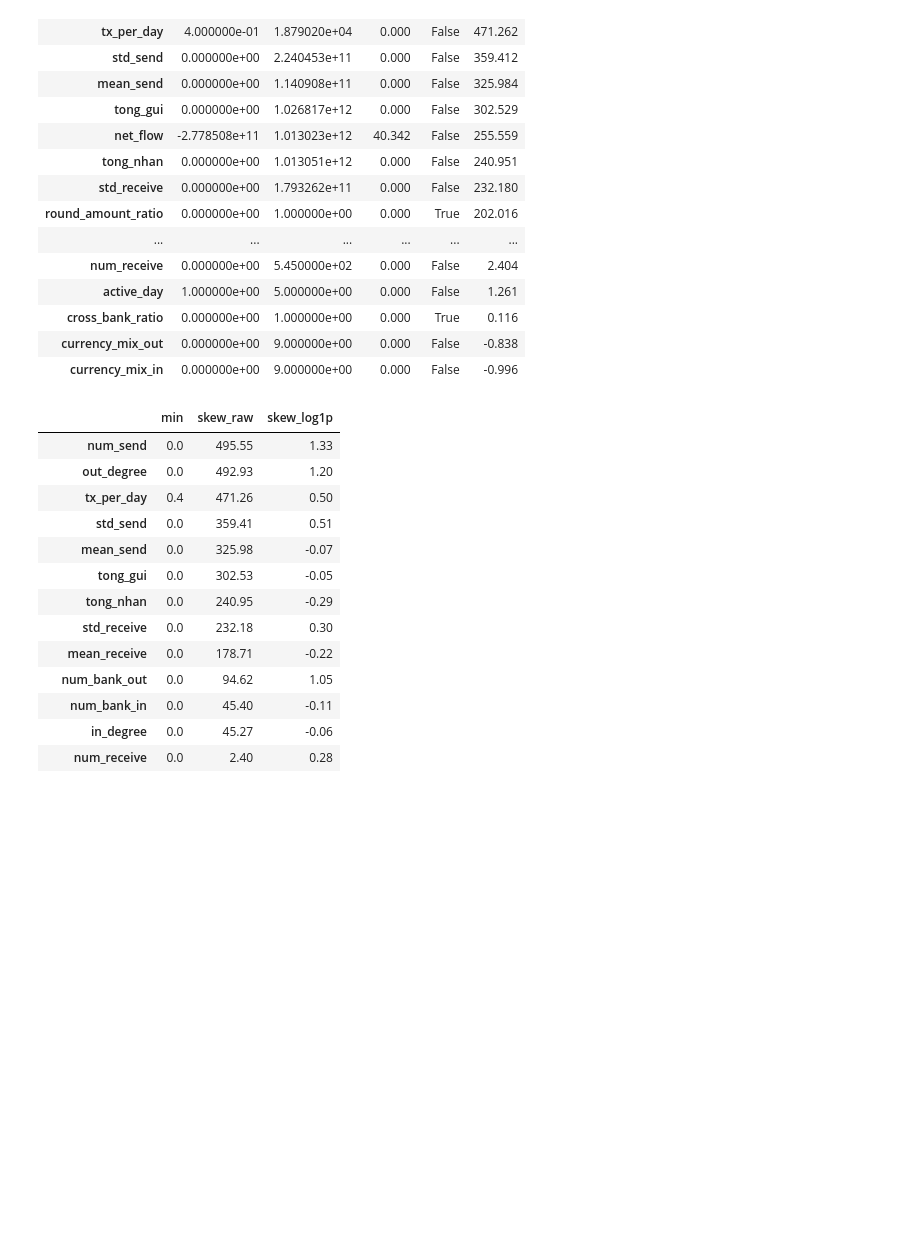
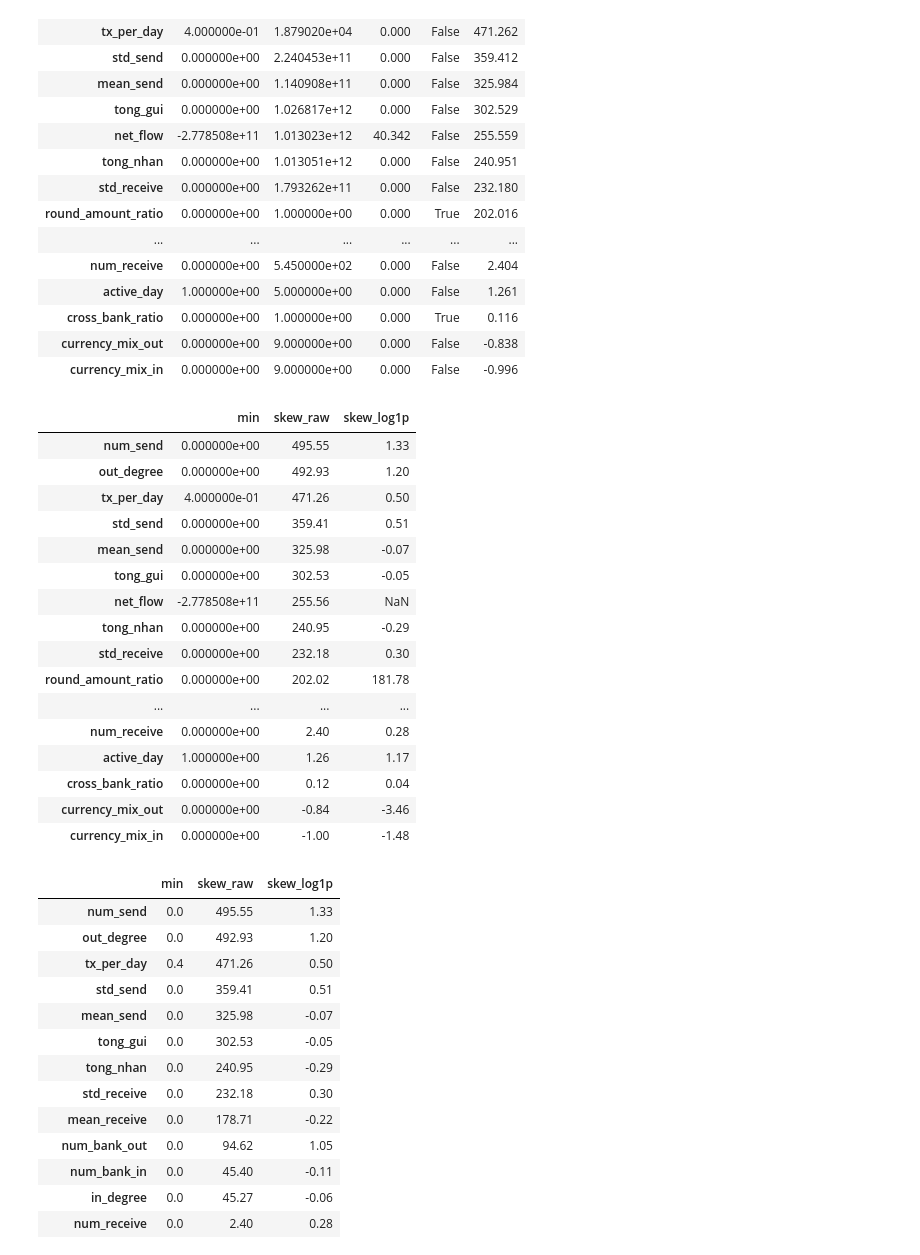
Before and after one commit to Tyler3743/fraud_detection, a Jupyter notebook: scaler.ipynb, the cells around one changed output. Cells and saved outputs as stored; diff of their text form; code cells hidden in the pictures; blank space fills up the shorter version.

```diff
--- a/scaler.ipynb
+++ b/scaler.ipynb
@@ -61,5 +64,31 @@ profile.sort_values("skew", ascending=False)
 | cross_bank_ratio | 0.000000e+00 | 1.000000e+00 | 0.000 | True | 0.116 |
 | currency_mix_out | 0.000000e+00 | 9.000000e+00 | 0.000 | False | -0.838 |
 | currency_mix_in | 0.000000e+00 | 9.000000e+00 | 0.000 | False | -0.996 |
+# %%
+report = pd.DataFrame({
+    "min":        feat.min(),
+    "skew_raw":   feat.skew(),
+    "skew_log1p": np.log1p(feat).skew(),
+}).sort_values("skew_raw", ascending=False)
+
+report.round(2)
+# %% [output]
+|  | min | skew_raw | skew_log1p |
+| num_send | 0.000000e+00 | 495.55 | 1.33 |
+| out_degree | 0.000000e+00 | 492.93 | 1.20 |
+| tx_per_day | 4.000000e-01 | 471.26 | 0.50 |
+| std_send | 0.000000e+00 | 359.41 | 0.51 |
+| mean_send | 0.000000e+00 | 325.98 | -0.07 |
+| tong_gui | 0.000000e+00 | 302.53 | -0.05 |
+| net_flow | -2.778508e+11 | 255.56 | NaN |
+| tong_nhan | 0.000000e+00 | 240.95 | -0.29 |
+| std_receive | 0.000000e+00 | 232.18 | 0.30 |
+| round_amount_ratio | 0.000000e+00 | 202.02 | 181.78 |
+| ... | ... | ... | ... |
+| num_receive | 0.000000e+00 | 2.40 | 0.28 |
+| active_day | 1.000000e+00 | 1.26 | 1.17 |
+| cross_bank_ratio | 0.000000e+00 | 0.12 | 0.04 |
+| currency_mix_out | 0.000000e+00 | -0.84 | -3.46 |
+| currency_mix_in | 0.000000e+00 | -1.00 | -1.48 |
 # %%
 # Bảng skew: thô vs sau log1p
```
Also changed, not shown: parts of 7 cells of this notebook, 6 other files.
